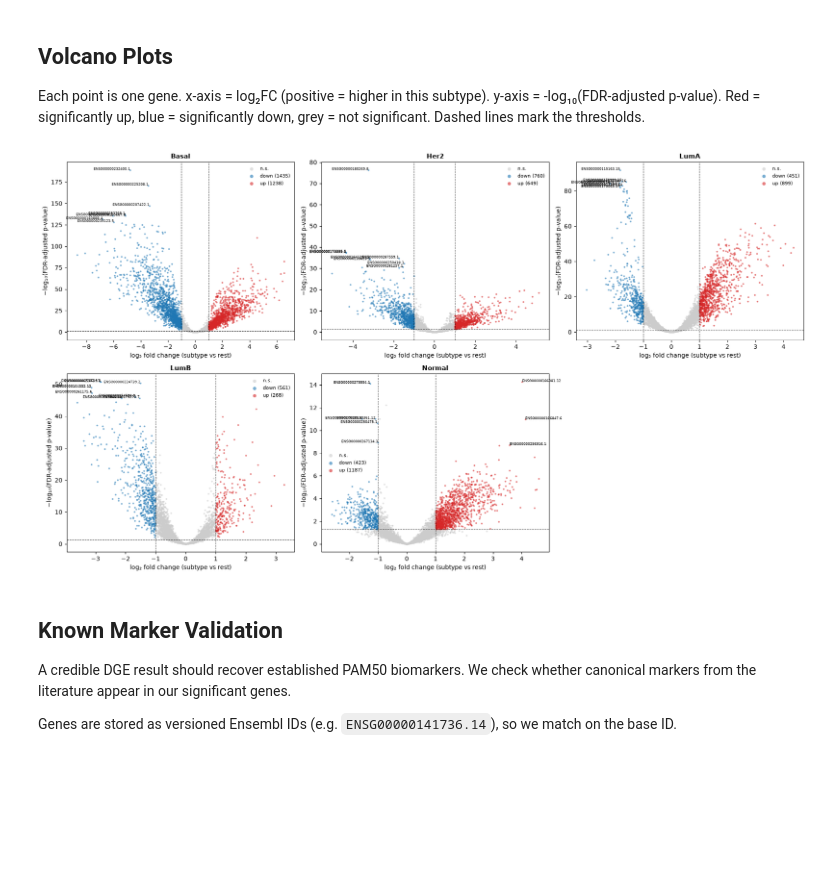
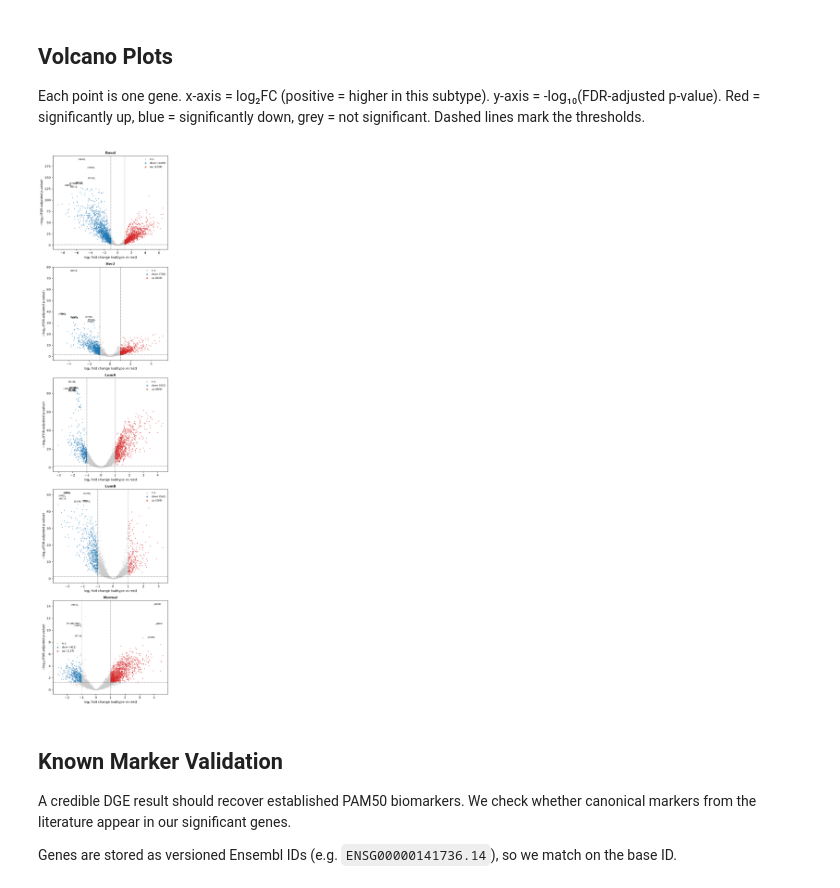
Before and after one commit to EugeneBondariev/cancer-genomics-ds, a Jupyter notebook: notebooks/2_differential_expression.ipynb, the cells around one changed output. Drawn from its saved outputs; the diff is of its cells as text; code cells hidden in the pictures; blank space fills up the shorter version.

```diff
--- a/notebooks/2_differential_expression.ipynb
+++ b/notebooks/2_differential_expression.ipynb
@@ -73,0 +80,7 @@ Significant pairs (FDR<0.05, |log2FC|≥1.0): 7871 / 25000
+# %%
+base_ids = list(dict.fromkeys(results["gene"].str.split(".").str[0]))
+annotation = fetch_gene_symbols(ensembl_ids=base_ids, cache_path=interim_file(InterimFile.GENE_ANNOTATION))
+
+results = annotate_de_results(results, annotation)
+print(f"Symbols mapped: {results['symbol'].notna().sum():,} / {len(results):,}")
+results[["gene", "symbol"]].drop_duplicates().head(5)
@@ -137,14 +165,14 @@ Each point is one gene. x-axis = log₂FC (positive = higher in this subtype). y
 # %%
 fig = plot_all_volcanos(
     results,
     fdr_threshold=FDR_THRESHOLD,
     log2fc_threshold=LOG2FC_THRESHOLD,
     n_label=8,
-    ncols=3,
+    ncols=1,
 )
 plt.show()
 # %% [output]
-[figure, old version]
+[figure, new version]
 # %% [markdown]
 ## Known Marker Validation
 
```
Also changed, not shown: parts of 12 cells of this notebook.
